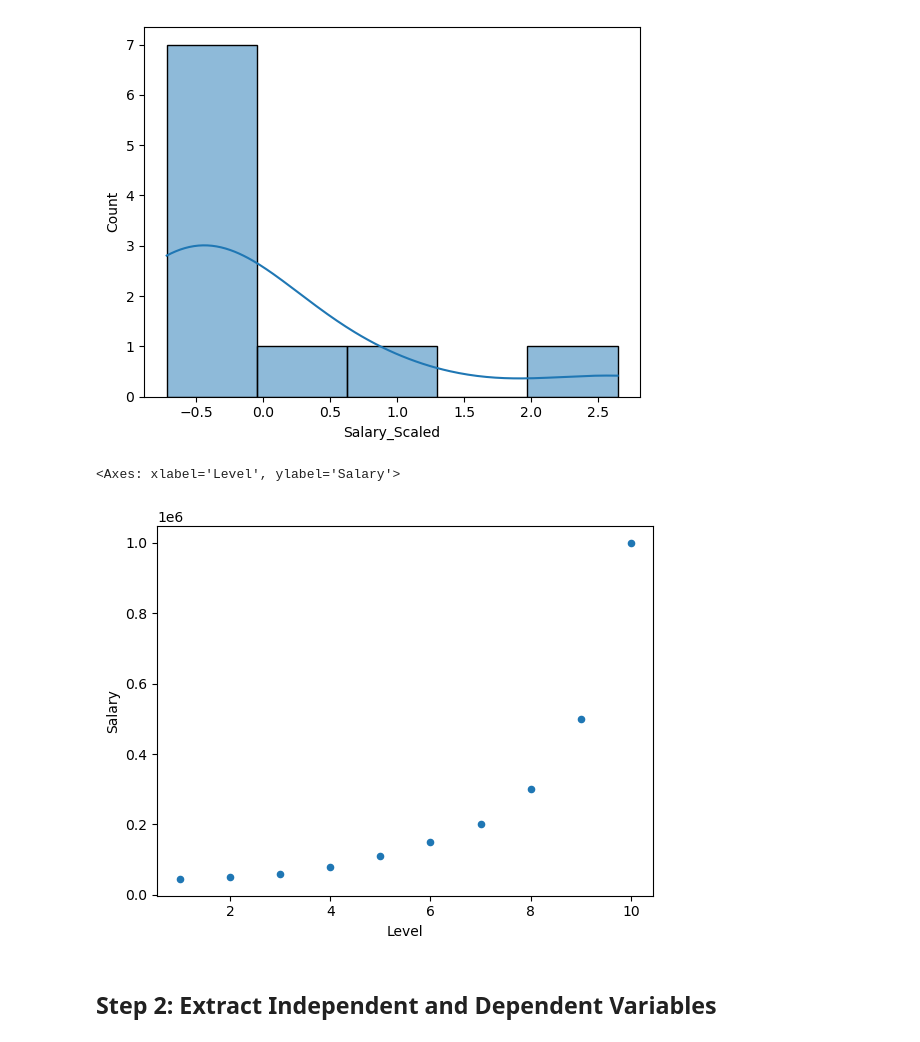
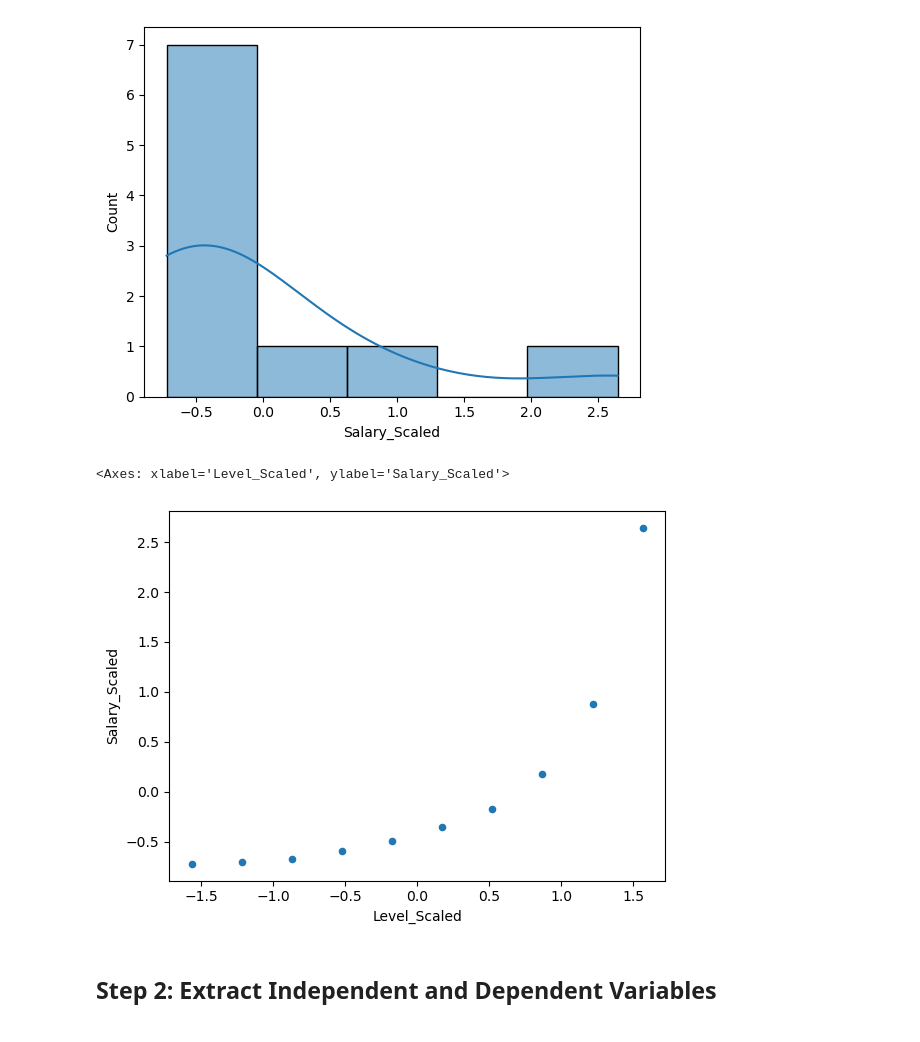
Before and after one commit to dbabichenko/python_for_data_and_analytics, a Jupyter notebook: Linear Regression/PolynomialRegressionExample.ipynb, the cells around one changed output. Cells and saved outputs as stored; diff of their text form; code cells hidden in the pictures.

```diff
--- a/Linear Regression/PolynomialRegressionExample.ipynb
+++ b/Linear Regression/PolynomialRegressionExample.ipynb
@@ -34,6 +34,7 @@ sns.histplot(data=data['Salary'], kde=True)
 <Axes: xlabel='Salary', ylabel='Count'>
 [figure]
 # %%
+data['Level_Scaled'] = prep.scale(data['Level'])
 data['Salary_Scaled'] = prep.scale(data['Salary'])
 # %%
 sns.histplot(data=data['Salary_Scaled'], kde=True)
@@ -41,10 +42,10 @@ sns.histplot(data=data['Salary_Scaled'], kde=True)
 <Axes: xlabel='Salary_Scaled', ylabel='Count'>
 [figure]
 # %%
-data.plot.scatter(x='Level', y='Salary')
+data.plot.scatter(x='Level_Scaled', y='Salary_Scaled')
 # %% [output]
-<Axes: xlabel='Level', ylabel='Salary'>
+<Axes: xlabel='Level_Scaled', ylabel='Salary_Scaled'>
-[figure, old version]
+[figure, new version]
 # %% [markdown]
 ## Step 2: Extract Independent and Dependent Variables
 # %%
```
Also changed, not shown: parts of 7 cells of this notebook, 7 other files.
